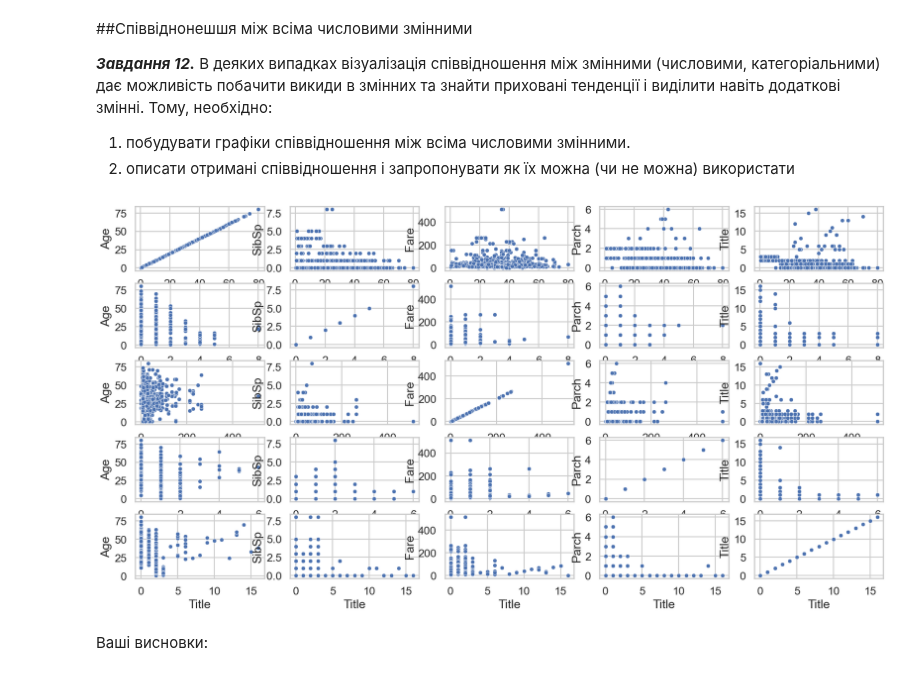
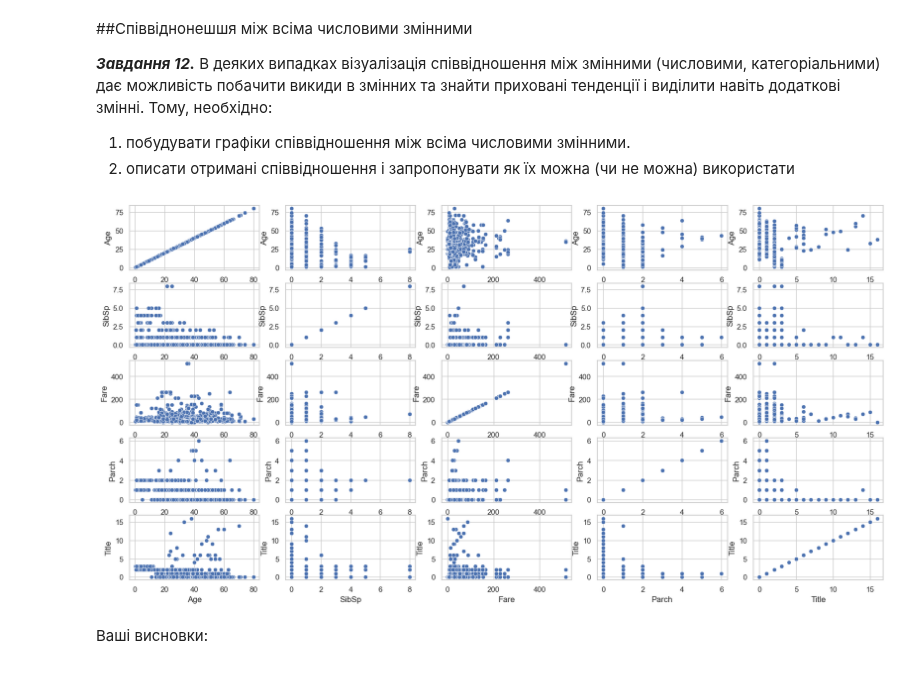
Before and after one commit to Prosik2205/OSHI, a Jupyter notebook: Task3_basic_ai_ad_prosimyak_oleksander.ipynb, the cells around one changed output. Drawn from its saved outputs; the diff is of its cells as text; code cells hidden in the pictures.

```diff
--- a/Task3_basic_ai_ad_prosimyak_oleksander.ipynb
+++ b/Task3_basic_ai_ad_prosimyak_oleksander.ipynb
@@ -348,21 +348,17 @@ plt.show()
 2) описати отримані співвідношення і запропонувати як їх можна (чи не можна) використати
 # %%
 numbers = ['Age','SibSp','Fare','Parch','Title']
-fig, axs = plt.subplots(nrows=len(numbers), ncols=len(numbers), figsize=(20, 10))
+fig, ax = plt.subplots(nrows=len(numbers), ncols=len(numbers), figsize=(20, 10))
 sns.set(style="whitegrid")
-for i, x in enumerate(numbers):
-    for j, y in enumerate(numbers):
-        if i == len(numbers) - 1 and j == len(numbers) - 1 and x == 'Fare' and y == 'Fare':
-            continue
-        sns.scatterplot(x = x, y = y, data=dataset, ax = axs[i,j])
-        axs[i,j].set_xlabel(x)
-        axs[i,j].set_ylabel(y)
 
+for variable_row in numbers:
+    for variable_col in numbers:
+        sns.scatterplot(x=variable_col, y=variable_row, data=dataset, ax=ax[numbers.index(variable_row), numbers.index(variable_col)])
 
 
 plt.show()
 # %% [output]
-[figure, old version]
+[figure, new version]
 # %% [markdown]
 Ваші висновки:
 # %% [markdown]
```
